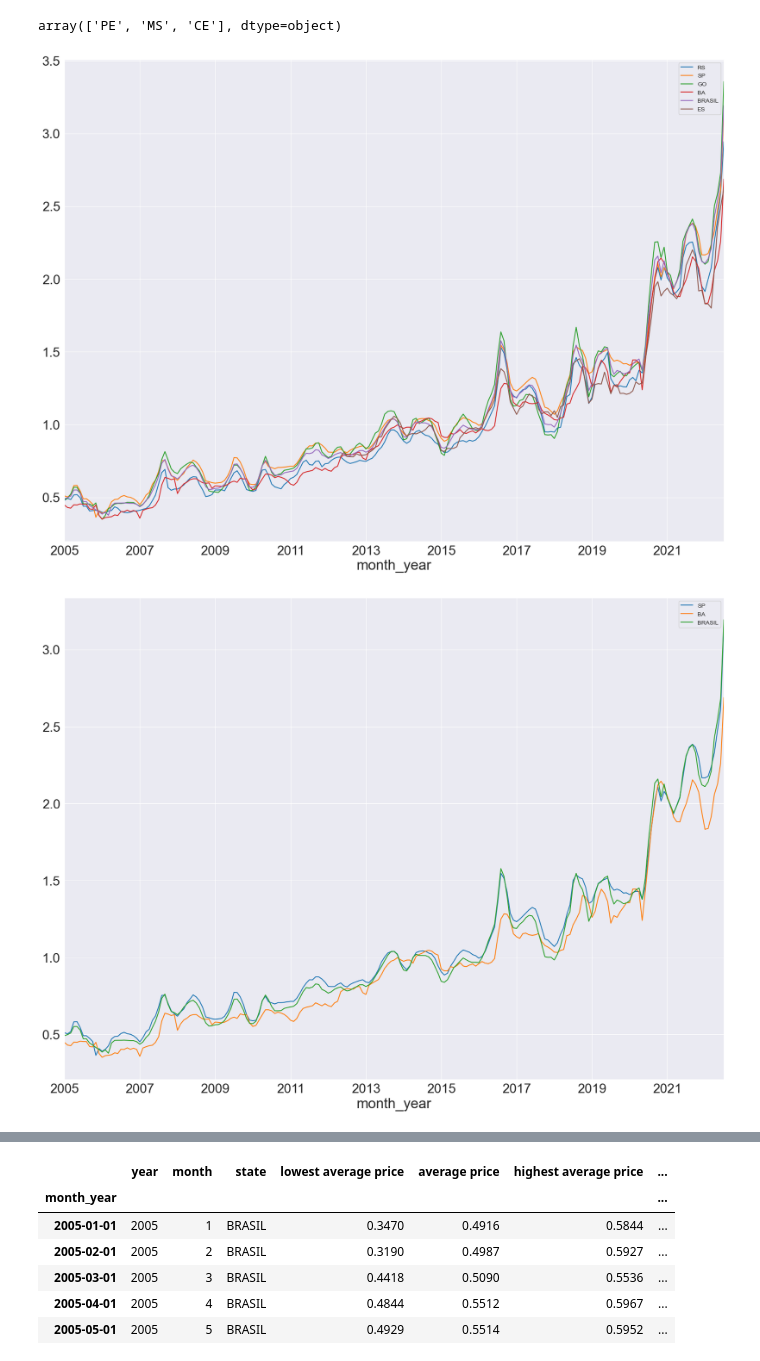
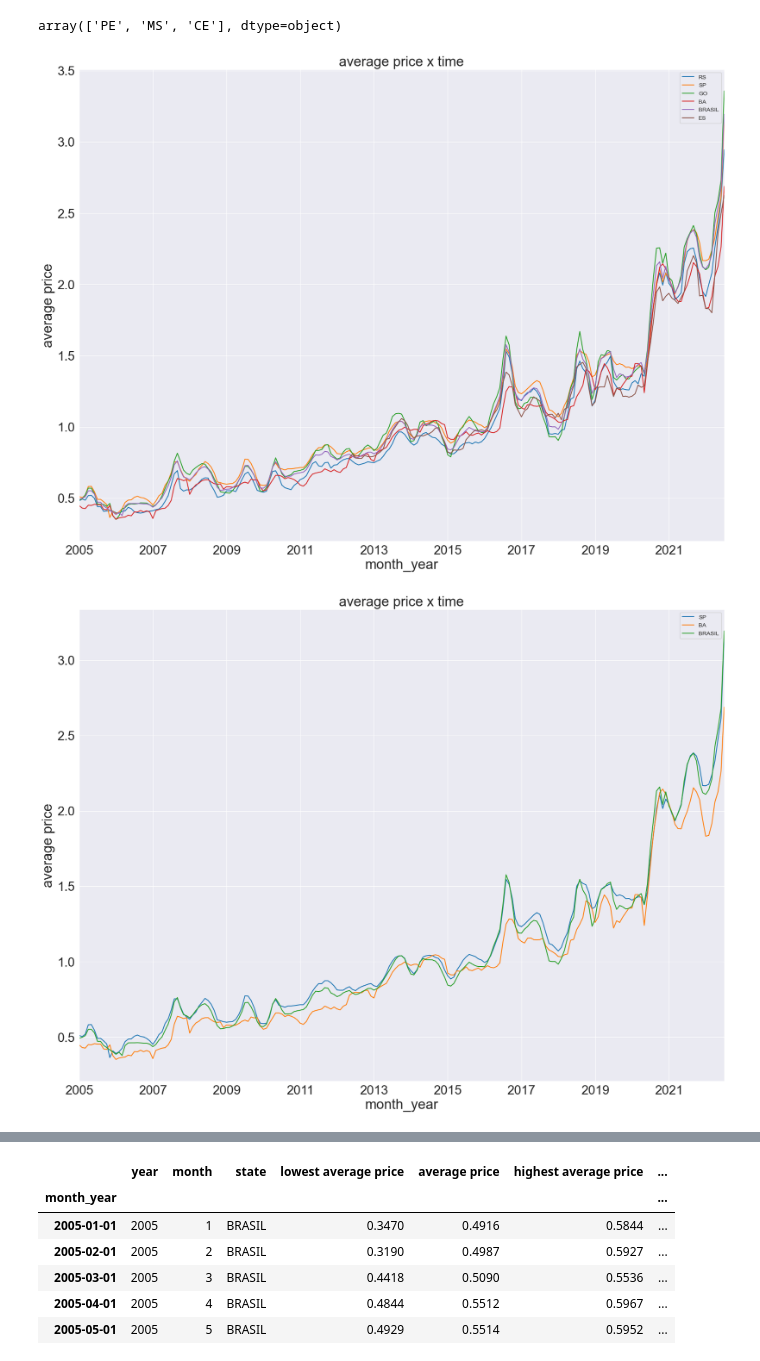
Before and after one commit to ludsonfelipe/data_projects, a Jupyter notebook: The Price Of Milk In Brazil/milk_in_brazil_data_analysis.ipynb, the cells around one changed output, grey strips where cells are left out. Cells and saved outputs as stored; diff of their text form; code cells hidden in the pictures.

```diff
--- a/The Price Of Milk In Brazil/milk_in_brazil_data_analysis.ipynb
+++ b/The Price Of Milk In Brazil/milk_in_brazil_data_analysis.ipynb
@@ -68,25 +68,26 @@ def create_analytical_columns(df, column_based, state, column_state):
     df['moving_average_5m'] = df[column_based].rolling(window = 5).mean()
 
     results = seasonal_decompose(df[column_based])
-    df['seasonal'] = results.seasonal
+    df['seasonality'] = results.seasonal
     df['trend'] = results.trend
 
     return df
 
 
-def plot_timeseries(df, column_name='', states=[], plot_value='', title='', x_axis='', y_axis=''):
+def plot_timeseries(df, column_name='', states=[], plot_value=[], x_axis=''):
+    for column in plot_value:
+        sns.set_style('darkgrid')
+        figure(figsize=(20, 15), dpi=100)
+        plt.title(f'{column} x time',fontsize=24)
+        plt.xlabel(f'{x_axis}',fontsize=24)
+        plt.ylabel(f'{column}',fontsize=24)
+        plt.xticks(fontsize=22)
+        plt.yticks(fontsize=22)
 
-    sns.set_style('darkgrid')
-    figure(figsize=(20, 15), dpi=100)
-    plt.title(f'{title}',fontsize=24)
-    plt.xlabel(f'{x_axis}',fontsize=24)
-    plt.ylabel(f'{y_axis}',fontsize=24)
-    plt.xticks(fontsize=22)
-    plt.yticks(fontsize=22)
-
-    for state in states:
-        df[df[column_name]==state][plot_value].plot()
-        plt.legend(states)
+        for state in states:
+            df[df[column_name]==state][column].plot()
+            plt.legend(states)
+        plt.show()
 
     return plt.show()
 # %%
@@ -125,17 +140,17 @@ array(['PE', 'MS', 'CE'], dtype=object)
 # %%
 plot_timeseries(df,\
     states=['RS', 'SP', 'GO', 'BA', 'BRASIL', 'ES'],\
-         plot_value='average price',\
+         plot_value=['average price'],\
              column_name='state')
 # %% [output]
-[figure, old version]
+[figure, new version]
 # %%
 plot_timeseries(df,\
     states=['SP', 'BA', 'BRASIL'],\
-         plot_value='average price',\
+         plot_value=['average price'],\
              column_name='state')
 # %% [output]
-[figure, old version]
+[figure, new version]
 # %%
 plot_timeseries(df,\
     states=['BRASIL'],\
```
Also changed, not shown: parts of 7 cells of this notebook.
